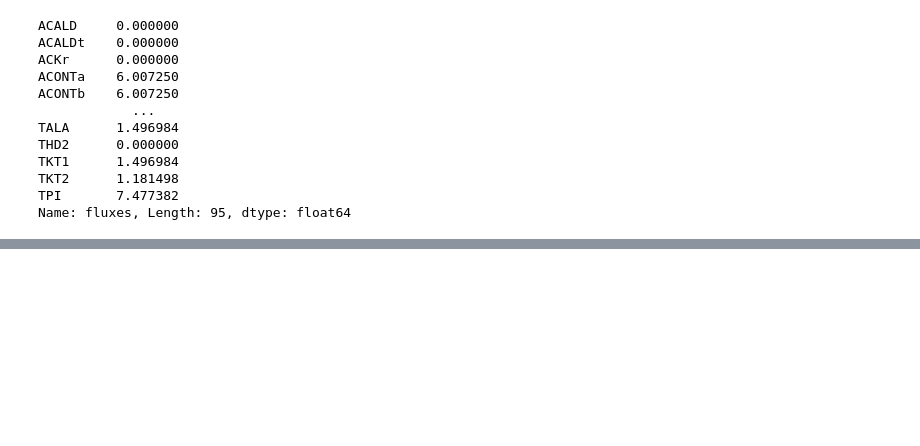
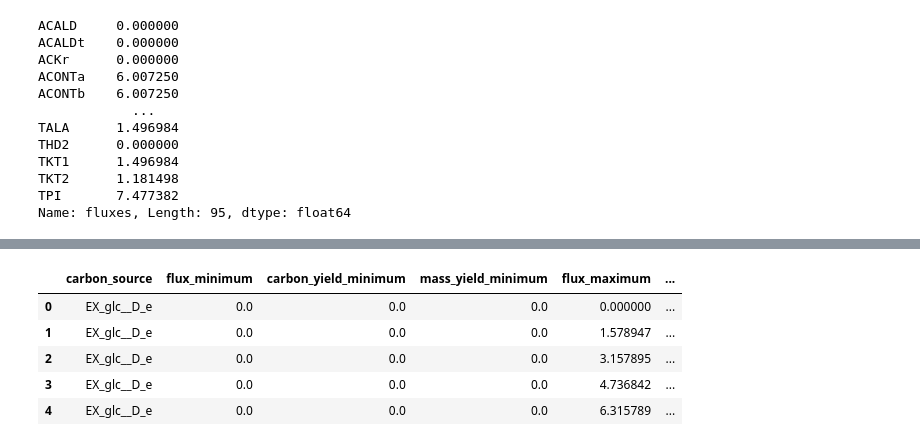
Before and after one commit to martillodesocorro/Manual-COBRApy-, a Jupyter notebook: Manual COBRApy.ipynb, the cells around one changed output, grey strips where cells are left out. Cells and saved outputs as stored; diff of their text form; code cells hidden in the pictures; blank space fills up the shorter version.

```diff
--- a/Manual COBRApy.ipynb
+++ b/Manual COBRApy.ipynb
@@ -774,0 +957,9 @@ Name: fluxes, Length: 95, dtype: float64
+# %%
+prod_env.head()
+# %% [output]
+|  | carbon_source | flux_minimum | carbon_yield_minimum | mass_yield_minimum | flux_maximum | ... |
+| 0 | EX_glc__D_e | 0.0 | 0.0 | 0.0 | 0.000000 | ... |
+| 1 | EX_glc__D_e | 0.0 | 0.0 | 0.0 | 1.578947 | ... |
+| 2 | EX_glc__D_e | 0.0 | 0.0 | 0.0 | 3.157895 | ... |
+| 3 | EX_glc__D_e | 0.0 | 0.0 | 0.0 | 4.736842 | ... |
+| 4 | EX_glc__D_e | 0.0 | 0.0 | 0.0 | 6.315789 | ... |
```
Also changed, not shown: parts of 34 cells of this notebook.
